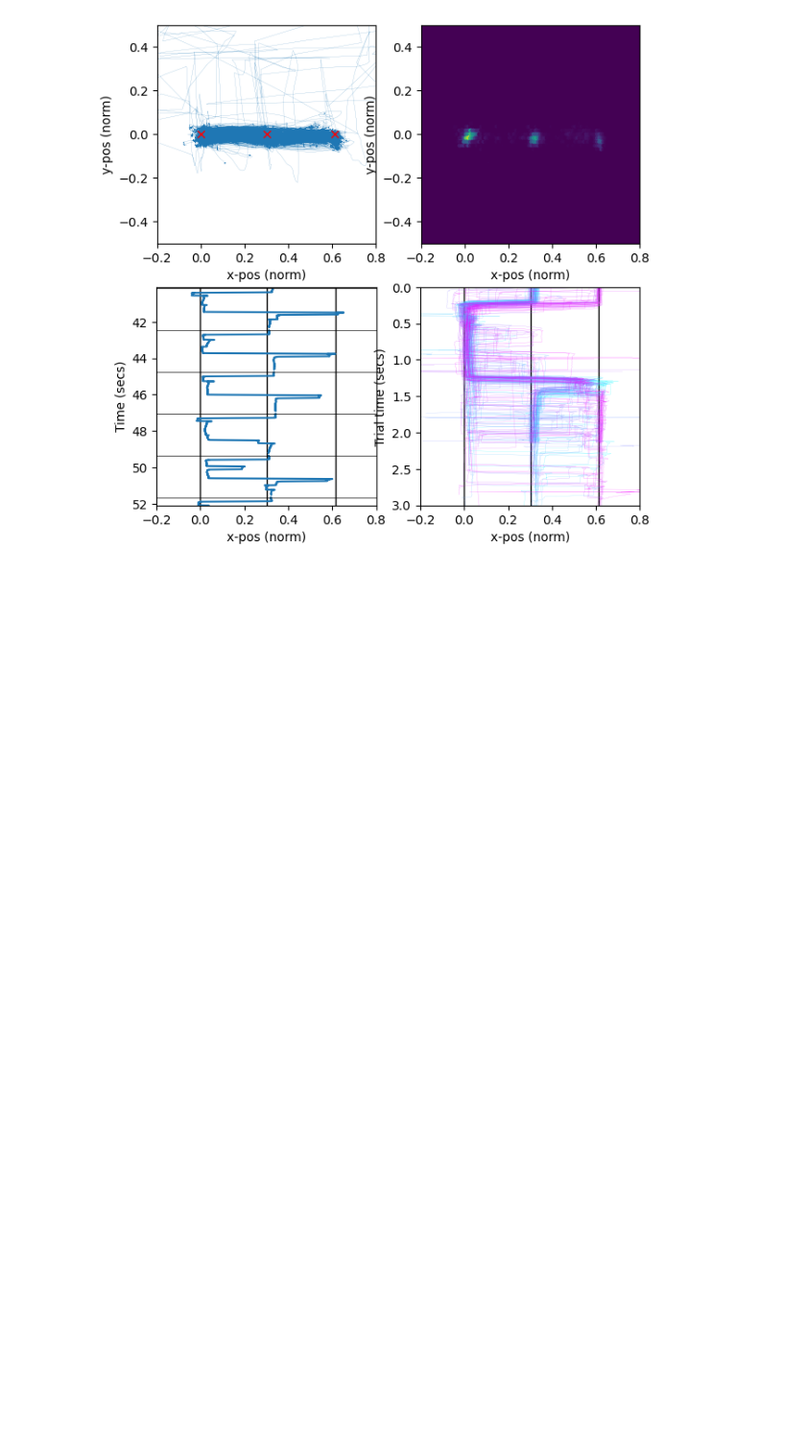
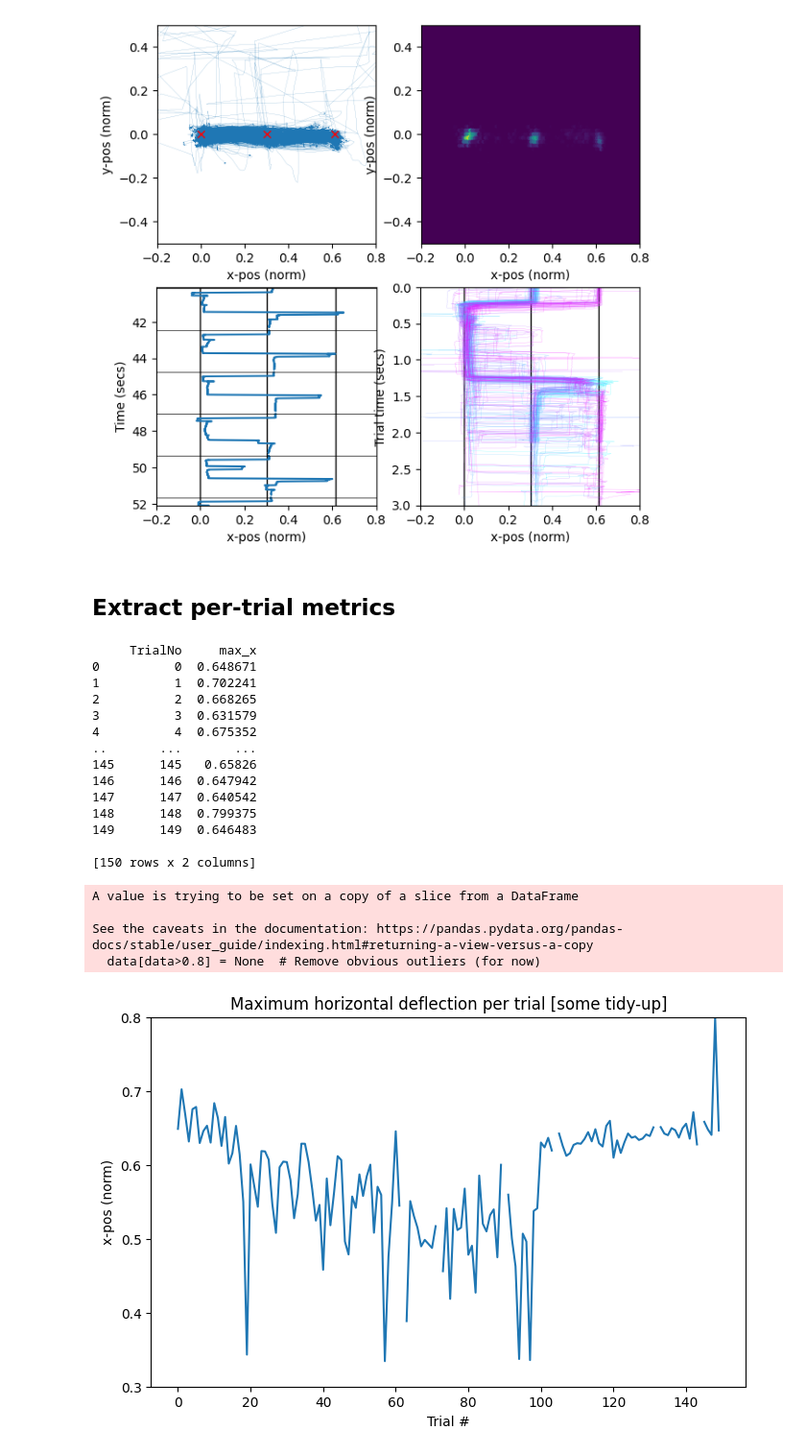
Before and after one commit to jsbrittain/saccadapt, a Jupyter notebook: lookatdata.ipynb, the cells around one changed output. Shown: that part at 96% size. Drawn from its saved outputs; the diff is of its cells as text; code cells hidden in the pictures; blank space fills up the shorter version.

Commit message:
Add per-trial summary structure and max-deflection plot

```diff
--- a/lookatdata.ipynb
+++ b/lookatdata.ipynb
@@ -178,3 +179,46 @@ axs['d'].invert_yaxis()
 fig.show()
 # %% [output]
 [figure]
+# %% [markdown]
+## Extract per-trial metrics
+# %%
+# Store as array of dict
+trial = pd.DataFrame(columns=["TrialNo", "max_x"])
+trial['TrialNo'] = list(range(len(START)))
+
+# Loop over trials
+for index, (start, end) in enumerate(zip(START, END)):
+  trial['max_x'].at[index] = max(df[chx].iloc[start:end])
+
+# Plot metric
+data = trial['max_x']
+data[data>0.8] = None  # Remove obvious outliers (for now)
+
+fig, axs = plt.subplots(1, figsize=(8, 5), sharex=True)
+axs.plot(data)
+axs.set_ylim([0.3, 0.8])
+axs.set_ylabel(chx)
+axs.set_xlabel("Trial #")
+axs.set_title("Maximum horizontal deflection per trial [some tidy-up]")
+
+fig.show()
+# %% [output]
+     TrialNo     max_x
+0          0  0.648671
+1          1  0.702241
+2          2  0.668265
+3          3  0.631579
+4          4  0.675352
+..       ...       ...
+145      145   0.65826
+146      146  0.647942
+147      147  0.640542
+148      148  0.799375
+149      149  0.646483
+
+[150 rows x 2 columns]
+A value is trying to be set on a copy of a slice from a DataFrame
+
+See the caveats in the documentation: https://pandas.pydata.org/pandas-docs/stable/user_guide/indexing.html#returning-a-view-versus-a-copy
+  data[data>0.8] = None  # Remove obvious outliers (for now)
+[figure, added]
```
Also changed, not shown: parts of 2 cells of this notebook.
